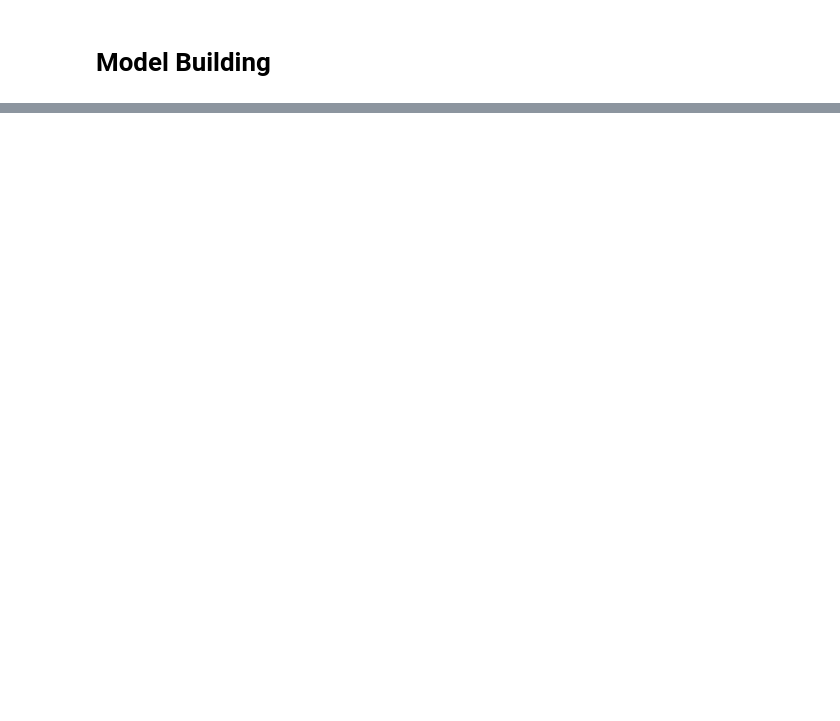
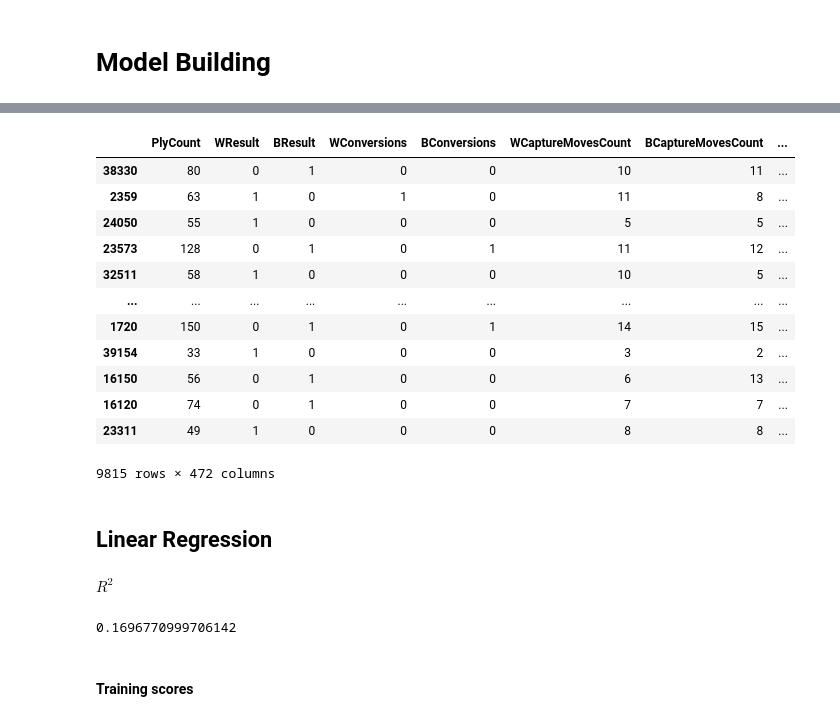
Before and after one commit to Lux040899/MAST30034-Team-Project, a Jupyter notebook: master.ipynb, the cells around one changed output, grey strips where cells are left out. Saved outputs shown, nothing was run; the diff lists cells and outputs as text; code cells hidden in the pictures; blank space fills up the shorter version.

```diff
--- a/master.ipynb
+++ b/master.ipynb
@@ -594,0 +572,18 @@ df.to_csv("sample1.csv")
+# %%
+test_bx
+# %% [output]
+|  | PlyCount | WResult | BResult | WConversions | BConversions | WCaptureMovesCount | BCaptureMovesCount | ... |
+| 38330 | 80 | 0 | 1 | 0 | 0 | 10 | 11 | ... |
+| 2359 | 63 | 1 | 0 | 1 | 0 | 11 | 8 | ... |
+| 24050 | 55 | 1 | 0 | 0 | 0 | 5 | 5 | ... |
+| 23573 | 128 | 0 | 1 | 0 | 1 | 11 | 12 | ... |
+| 32511 | 58 | 1 | 0 | 0 | 0 | 10 | 5 | ... |
+| ... | ... | ... | ... | ... | ... | ... | ... | ... |
+| 1720 | 150 | 0 | 1 | 0 | 1 | 14 | 15 | ... |
+| 39154 | 33 | 1 | 0 | 0 | 0 | 3 | 2 | ... |
+| 16150 | 56 | 0 | 1 | 0 | 0 | 6 | 13 | ... |
+| 16120 | 74 | 0 | 1 | 0 | 0 | 7 | 7 | ... |
+| 23311 | 49 | 1 | 0 | 0 | 0 | 8 | 8 | ... |
+9815 rows × 472 columns
+# %% [markdown]
+## Linear Regression
@@ -594,0 +592,8 @@ df.to_csv("sample1.csv")
+# %% [markdown]
+$R^2$
+# %%
+reg.score(train_bx, train_by)
+# %% [output]
+0.1696770999706142
+# %% [markdown]
+#### Training scores
```
Also changed, not shown: parts of 74 cells of this notebook.
